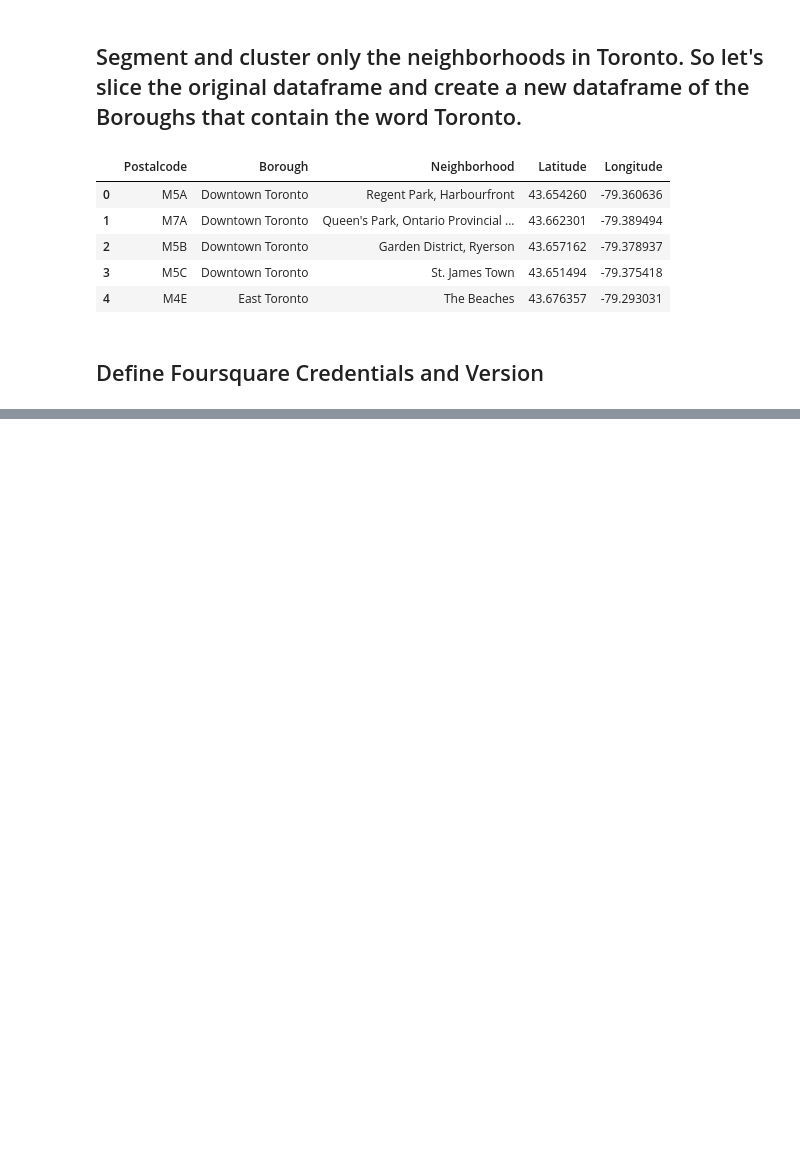
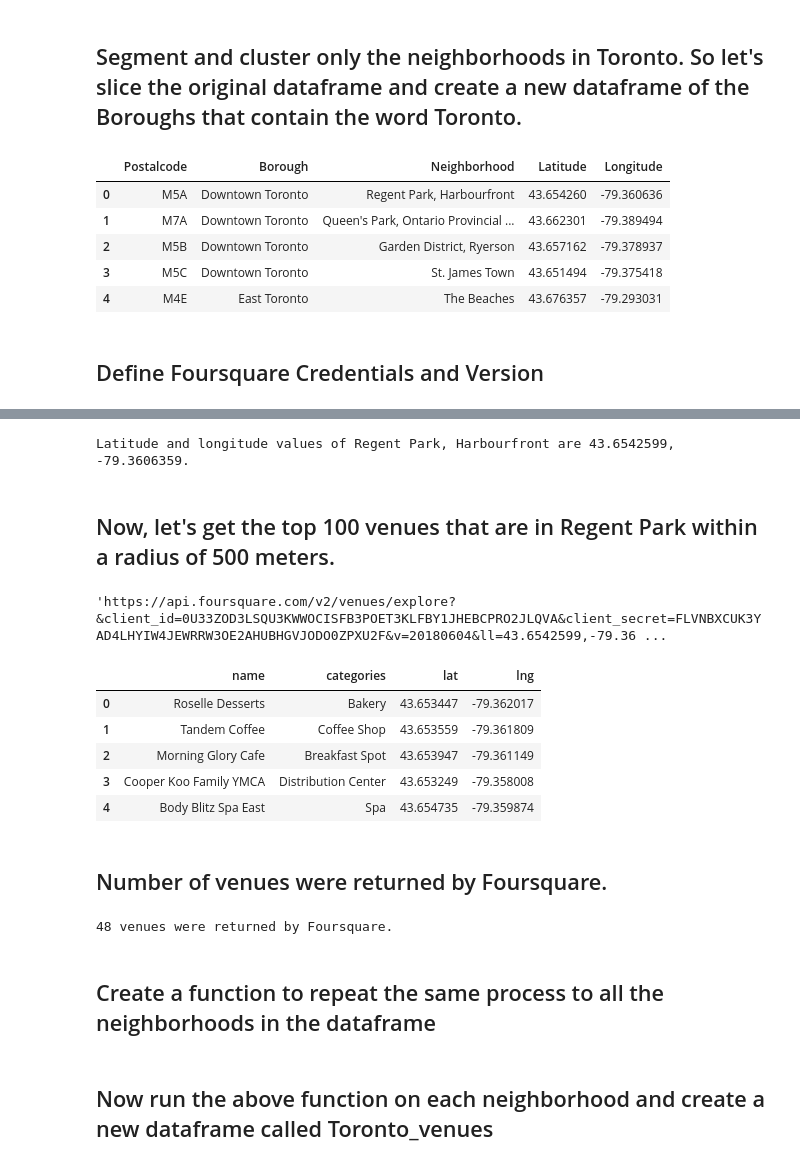
Before and after one commit to mfarshchin/Coursera_Capstone, a Jupyter notebook: Capstone_W3_part3.ipynb, the cells around one changed output, grey strips where cells are left out. Drawn from its saved outputs; the diff is of its cells as text; code cells hidden in the pictures; blank space fills up the shorter version.

```diff
--- a/Capstone_W3_part3.ipynb
+++ b/Capstone_W3_part3.ipynb
@@ -107,0 +116,75 @@ LIMIT=Cred_data['LIMIT'][0]
+# %%
+neighborhood_latitude = df_Toronto.loc[0, 'Latitude'] # neighborhood latitude value
+neighborhood_longitude = df_Toronto.loc[0, 'Longitude'] # neighborhood longitude value
+
+neighborhood_name = df_Toronto.loc[0, 'Neighborhood'] # neighborhood name
+
+print('Latitude and longitude values of {} are {}, {}.'.format(neighborhood_name,
+                                                               neighborhood_latitude,
+                                                               neighborhood_longitude))
+# %% [output]
+Latitude and longitude values of Regent Park, Harbourfront are 43.6542599, -79.3606359.
+# %% [markdown]
+## Now, let's get the top 100 venues that are in Regent Park within a radius of 500 meters.
+# %%
+# create the GET request URL. Name your URL url.
+radius = 500 # define radius
+LIMIT = 100 # limit of number of venues returned by Foursquare API
+url = 'https://api.foursquare.com/v2/venues/explore?&client_id={}&client_secret={}&v={}&ll={},{}&radius={}&limit={}'.format(
+    CLIENT_ID,
+    CLIENT_SECRET,
+    VERSION,
+    neighborhood_latitude,
+    neighborhood_longitude,
+    radius,
+    LIMIT)
+url
+# %% [output]
+'https://api.foursquare.com/v2/venues/explore?&client_id=0U33ZOD3LSQU3KWWOCISFB3POET3KLFBY1JHEBCPRO2JLQVA&client_secret=FLVNBXCUK3YAD4LHYIW4JEWRRW3OE2AHUBHGVJODO0ZPXU2F&v=20180604&ll=43.6542599,-79.36 ...
+# %%
+# Send the GET request and examine the resutls
+results = requests.get(url).json()
+# %%
+# function that extracts the category of the venue
+def get_category_type(row):
+    try:
+        categories_list = row['categories']
+    except:
+        categories_list = row['venue.categories']
+
+    if len(categories_list) == 0:
+        return None
+    else:
+        return categories_list[0]['name']
+# %%
+# clean the json and structure it into a pandas dataframe.
+venues = results['response']['groups'][0]['items']
+
+nearby_venues = pd.json_normalize(venues) # flatten JSON
+
+# filter columns
+filtered_columns = ['venue.name', 'venue.categories', 'venue.location.lat', 'venue.location.lng']
+nearby_venues =nearby_venues.loc[:, filtered_columns]
+
+# filter the category for each row
+nearby_venues['venue.categories'] = nearby_venues.apply(get_category_type, axis=1)
+
+# clean columns
+nearby_venues.columns = [col.split(".")[-1] for col in nearby_venues.columns]
+
+nearby_venues.head()
+# %% [output]
+|  | name | categories | lat | lng |
+| 0 | Roselle Desserts | Bakery | 43.653447 | -79.362017 |
+| 1 | Tandem Coffee | Coffee Shop | 43.653559 | -79.361809 |
+| 2 | Morning Glory Cafe | Breakfast Spot | 43.653947 | -79.361149 |
+| 3 | Cooper Koo Family YMCA | Distribution Center | 43.653249 | -79.358008 |
+| 4 | Body Blitz Spa East | Spa | 43.654735 | -79.359874 |
+# %% [markdown]
+## Number of venues were returned by Foursquare.
+# %%
+print('{} venues were returned by Foursquare.'.format(nearby_venues.shape[0]))
+# %% [output]
+48 venues were returned by Foursquare.
+# %% [markdown]
+## Create a function to repeat the same process to all the neighborhoods in the dataframe
@@ -107,0 +231,2 @@ LIMIT=Cred_data['LIMIT'][0]
+# %% [markdown]
+## Now run the above function on each neighborhood and create a new dataframe called Toronto_venues
```
Also changed, not shown: parts of 41 cells of this notebook.
